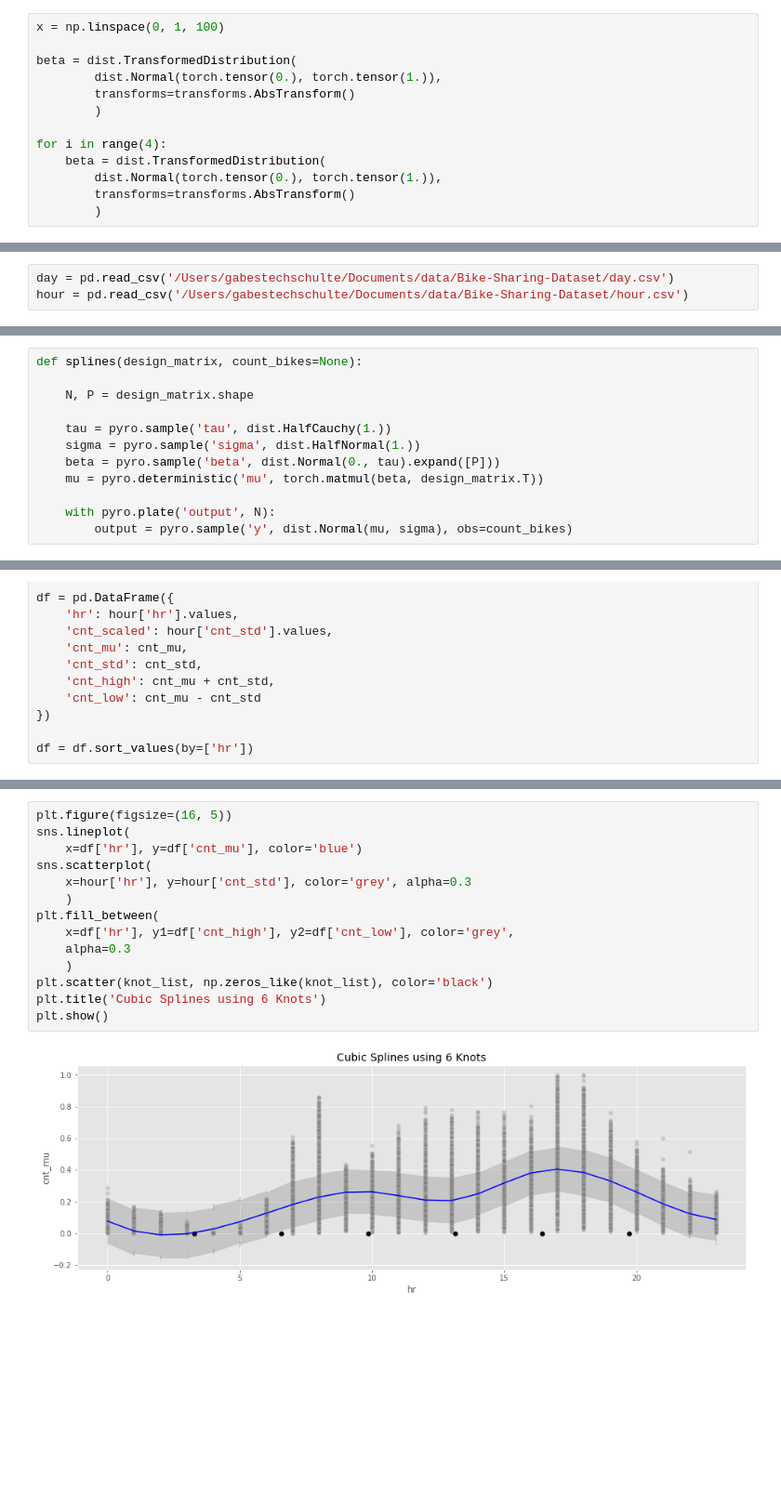
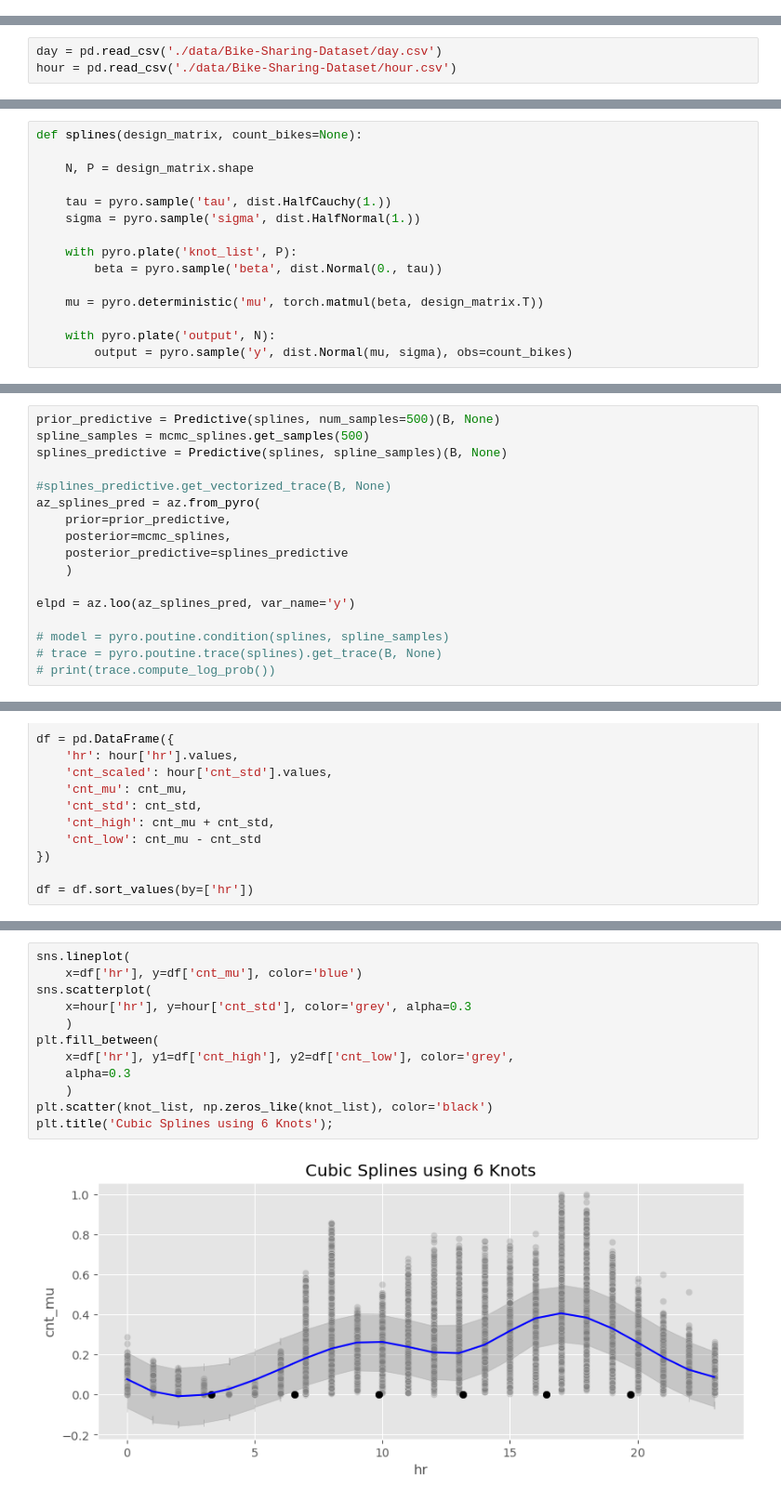
Before and after one commit to GStechschulte/books-with-code, a Jupyter notebook: bmcp/ch_5_pyro.ipynb, the cells around one changed output, grey strips where cells are left out. Shown at 93% size. Drawn from its saved outputs; the diff is of its cells as text; blank space fills up the shorter version.

Commit message:
model comparison for diff. knots

```diff
--- a/bmcp/ch_5_pyro.ipynb
+++ b/bmcp/ch_5_pyro.ipynb
@@ -25,13 +19,0 @@ plt.style.use('ggplot')
-# %%
-x = np.linspace(0, 1, 100)
-
-beta = dist.TransformedDistribution(
-        dist.Normal(torch.tensor(0.), torch.tensor(1.)),
-        transforms=transforms.AbsTransform()
-        )
-
-for i in range(4):
-    beta = dist.TransformedDistribution(
-        dist.Normal(torch.tensor(0.), torch.tensor(1.)),
-        transforms=transforms.AbsTransform()
-        )
@@ -40,6 +22,6 @@ for i in range(4):
 # %%
-day = pd.read_csv('/Users/gabestechschulte/Documents/data/Bike-Sharing-Dataset/day.csv')
-hour = pd.read_csv('/Users/gabestechschulte/Documents/data/Bike-Sharing-Dataset/hour.csv')
+day = pd.read_csv('./data/Bike-Sharing-Dataset/day.csv')
+hour = pd.read_csv('./data/Bike-Sharing-Dataset/hour.csv')
 # %%
 hour['cnt_std'] = hour['cnt'] / hour['cnt'].max()
 # %%
@@ -70,7 +52,10 @@ def splines(design_matrix, count_bikes=None):
 
     tau = pyro.sample('tau', dist.HalfCauchy(1.))
     sigma = pyro.sample('sigma', dist.HalfNormal(1.))
-    beta = pyro.sample('beta', dist.Normal(0., tau).expand([P]))
+
+    with pyro.plate('knot_list', P):
+        beta = pyro.sample('beta', dist.Normal(0., tau))
+
     mu = pyro.deterministic('mu', torch.matmul(beta, design_matrix.T))
 
     with pyro.plate('output', N):
@@ -92 +73,18 @@ az_splines_pred = az.from_pyro(posterior=mcmc_splines, posterior_predictive=spli
+# %%
+prior_predictive = Predictive(splines, num_samples=500)(B, None)
+spline_samples = mcmc_splines.get_samples(500)
+splines_predictive = Predictive(splines, spline_samples)(B, None)
+
+#splines_predictive.get_vectorized_trace(B, None)
+az_splines_pred = az.from_pyro(
+    prior=prior_predictive,
+    posterior=mcmc_splines,
+    posterior_predictive=splines_predictive
+    )
+
+elpd = az.loo(az_splines_pred, var_name='y')
+
+# model = pyro.poutine.condition(splines, spline_samples)
+# trace = pyro.poutine.trace(splines).get_trace(B, None)
+# print(trace.compute_log_prob())
 # %%
@@ -122,16 +117,14 @@ df = df.sort_values(by=['hr'])
 # %%
-plt.figure(figsize=(16, 5))
 sns.lineplot(
     x=df['hr'], y=df['cnt_mu'], color='blue')
 sns.scatterplot(
     x=hour['hr'], y=hour['cnt_std'], color='grey', alpha=0.3
     )
 plt.fill_between(
     x=df['hr'], y1=df['cnt_high'], y2=df['cnt_low'], color='grey',
     alpha=0.3
     )
 plt.scatter(knot_list, np.zeros_like(knot_list), color='black')
-plt.title('Cubic Splines using 6 Knots')
-plt.show()
+plt.title('Cubic Splines using 6 Knots');
 # %% [output]
-[figure, old version]
+[figure, new version]
```
Also changed, not shown: parts of 18 cells of this notebook.
